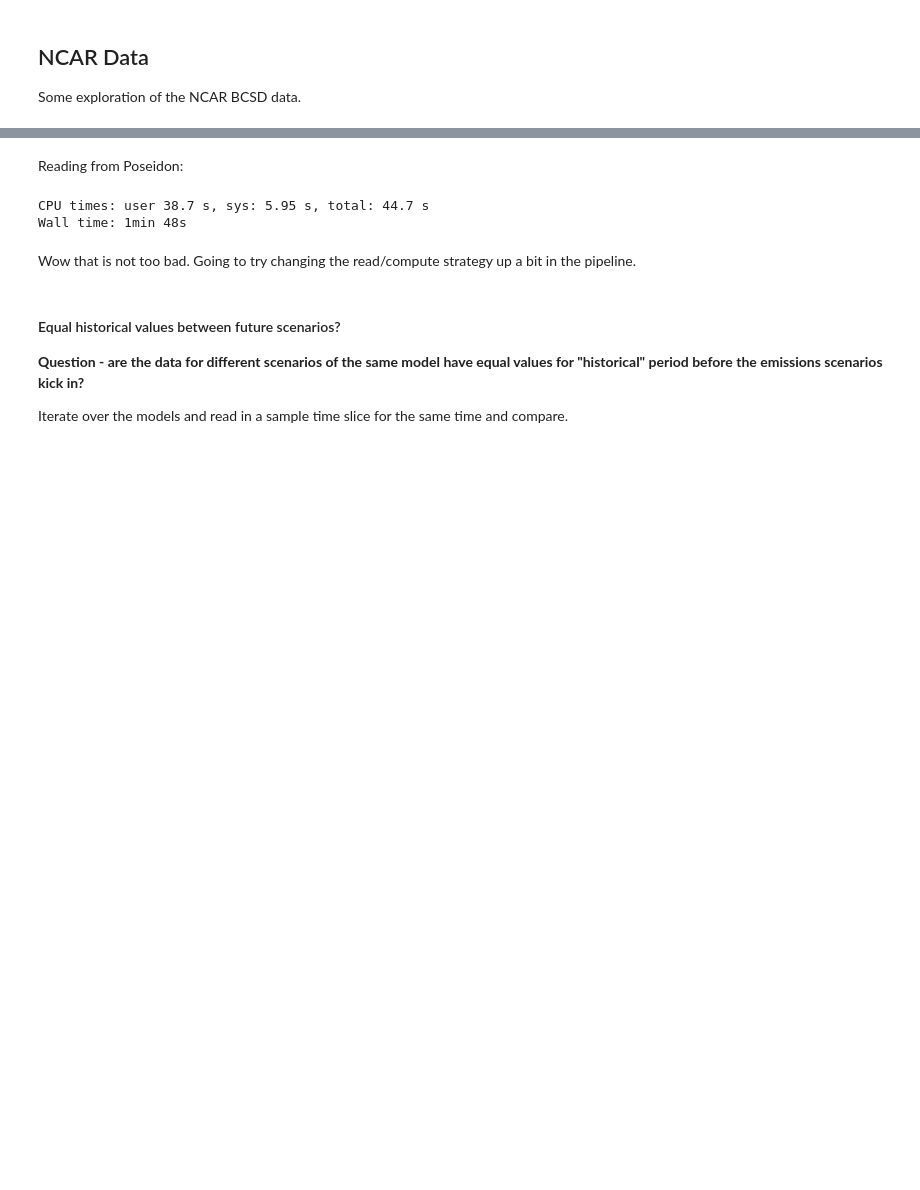
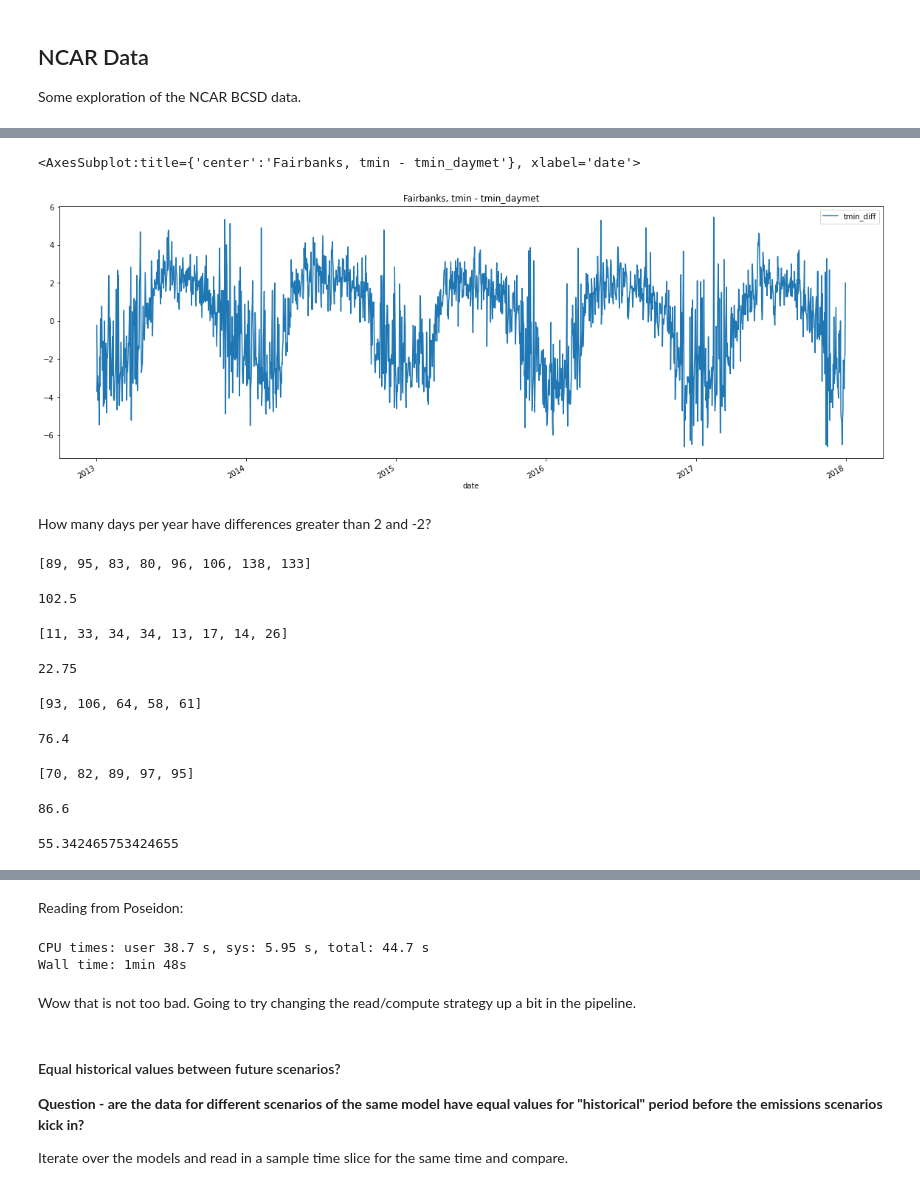
Before and after one commit to ua-snap/spruce-beetle-risk, a Jupyter notebook: eda.ipynb, the cells around one changed output, grey strips where cells are left out. Saved outputs shown, nothing was run; the diff lists cells and outputs as text; code cells hidden in the pictures; blank space fills up the shorter version.

```diff
--- a/eda.ipynb
+++ b/eda.ipynb
@@ -25,0 +181,39 @@ Some exploration of the NCAR BCSD data.
+# %%
+obs_df[obs_df["location"] == "Fairbanks"].plot(x="date", y="tmin_diff", figsize=(20, 7), title="Fairbanks, tmin - tmin_daymet")
+# %% [output]
+<AxesSubplot:title={'center':'Fairbanks, tmin - tmin_daymet'}, xlabel='date'>
+[figure, added]
+# %% [markdown]
+How many days per year have differences greater than 2 and -2?
+# %%
+vals = [(obs_df.query("location == 'Talkeetna'").set_index(["date"]).loc[f"{year}-01-01": f"{year}-12-31"]["tmin_diff"] > 2).sum() for year in range(2010, 2018)]
+print(vals)
+np.mean(vals)
+# %% [output]
+[89, 95, 83, 80, 96, 106, 138, 133]
+102.5
+# %%
+vals = [(obs_df.query("location == 'Talkeetna'").set_index(["date"]).loc[f"{year}-01-01": f"{year}-12-31"]["tmin_diff"] < -2).sum() for year in range(2010, 2018)]
+print(vals)
+np.mean(vals)
+# %% [output]
+[11, 33, 34, 34, 13, 17, 14, 26]
+22.75
+# %%
+vals = [(obs_df.query("location == 'Fairbanks'").set_index(["date"]).loc[f"{year}-01-01": f"{year}-12-31"]["tmin_diff"] > 2).sum() for year in range(2013, 2018)]
+print(vals)
+np.mean(vals)
+# %% [output]
+[93, 106, 64, 58, 61]
+76.4
+# %%
+vals = [(obs_df.query("location == 'Fairbanks'").set_index(["date"]).loc[f"{year}-01-01": f"{year}-12-31"]["tmin_diff"] < -2).sum() for year in range(2013, 2018)]
+print(vals)
+np.mean(vals)
+# %% [output]
+[70, 82, 89, 97, 95]
+86.6
+# %%
+(365 - (87 + 76)) / 365 * 100
+# %% [output]
+55.342465753424655
```
Also changed, not shown: parts of 36 cells of this notebook.
